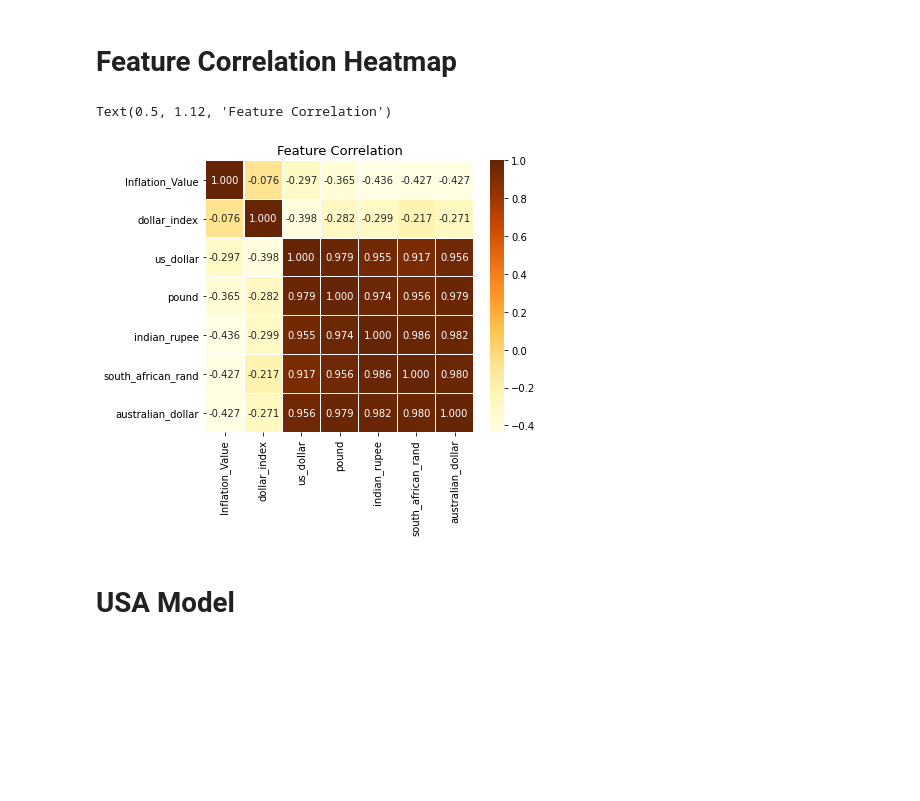
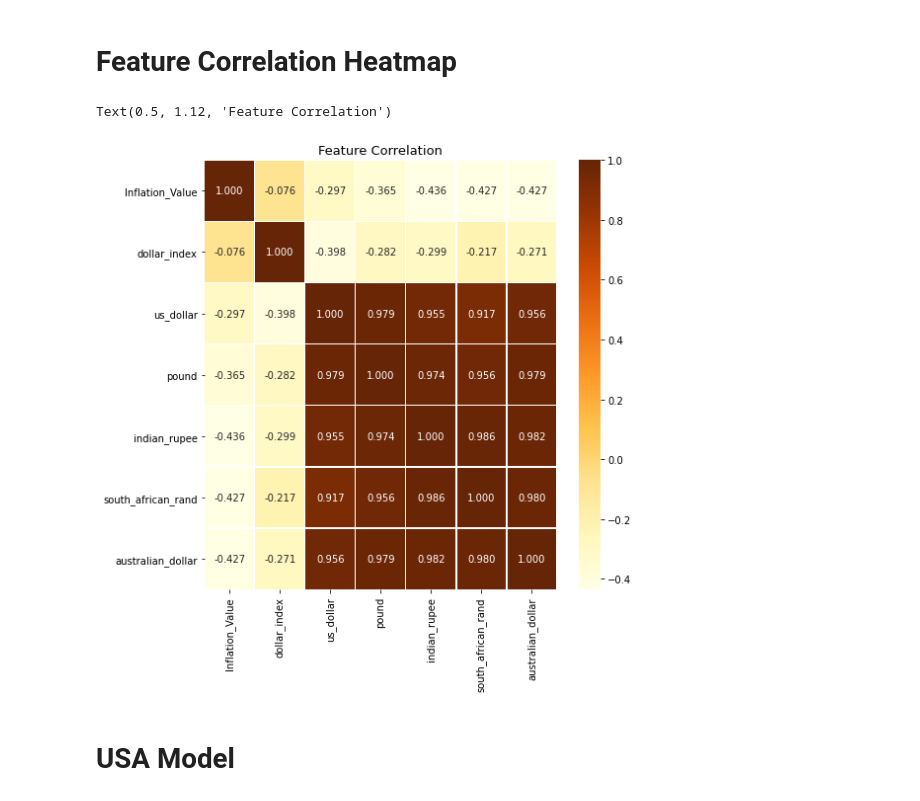
Before and after one commit to cjvilla/Gold-Projections, a Jupyter notebook: Code/RandomForestRegressor.ipynb, the cells around one changed output. Drawn from its saved outputs; the diff is of its cells as text; code cells hidden in the pictures; blank space fills up the shorter version.

```diff
--- a/Code/RandomForestRegressor.ipynb
+++ b/Code/RandomForestRegressor.ipynb
@@ -42,12 +44,12 @@ data.describe()
 # **Feature Correlation Heatmap**
 # %%
 corr = data.corr()
-plt.figure(figsize = (6,5))
-sns.heatmap(corr,xticklabels=corr.columns.values,yticklabels=corr.columns.values,annot=True,fmt='.3f',linewidths=0.2, cmap='YlOrBr')
+figure = plt.figure(figsize = (8,8))
+heatmap = sns.heatmap(corr,xticklabels=corr.columns.values,yticklabels=corr.columns.values,annot=True,fmt='.3f',linewidths=0.2, cmap='YlOrBr')
 plt.title('Feature Correlation', y = 1.12, size=13, loc="center")
 # %% [output]
 Text(0.5, 1.12, 'Feature Correlation')
-[figure, old version]
+[figure, new version]
 # %% [markdown]
 # **USA Model**
 # %%
```
Also changed, not shown: parts of 6 cells of this notebook.
